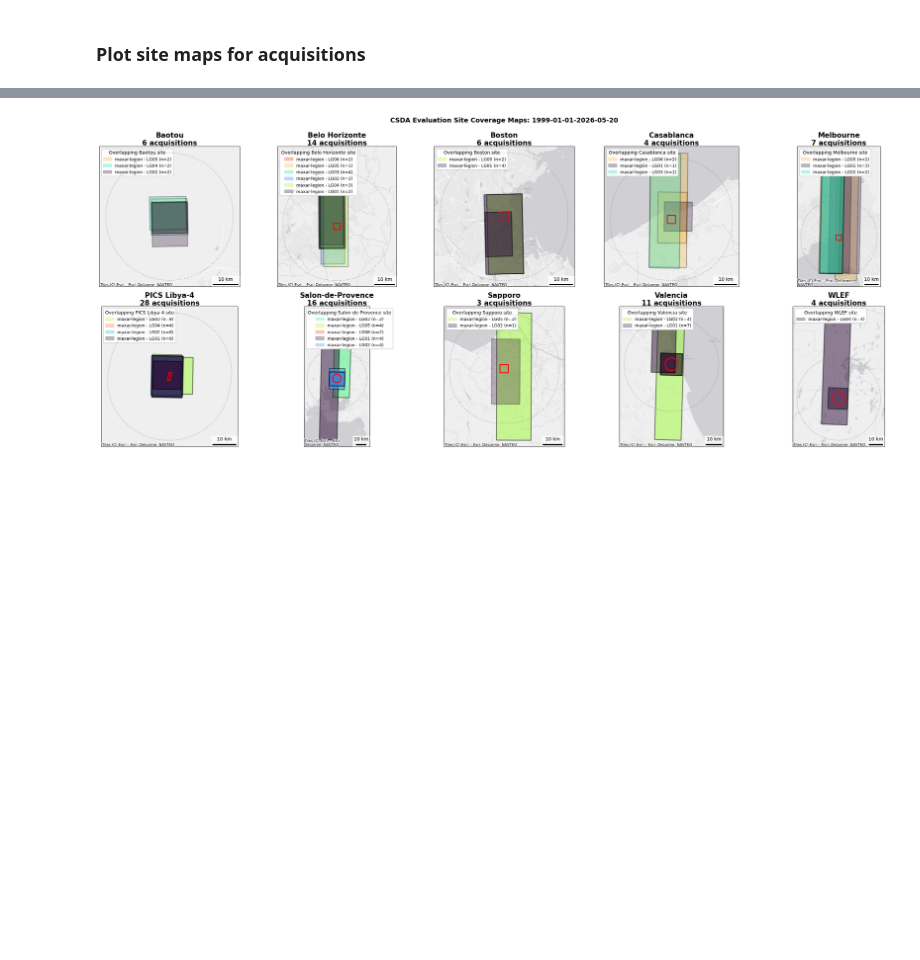
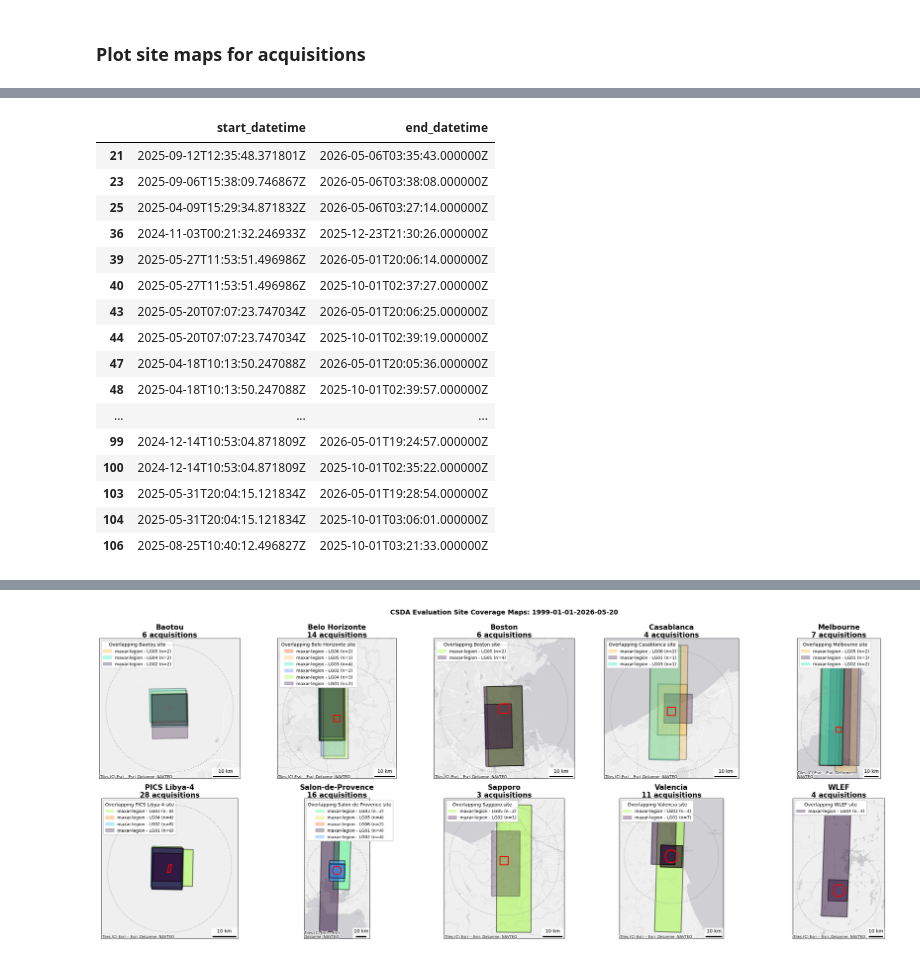
Before and after one commit to pahbs/csda_summaries, a Jupyter notebook: notebooks/csda_stac_search_legion.ipynb, the cells around one changed output, grey strips where cells are left out. Drawn from its saved outputs; the diff is of its cells as text; code cells hidden in the pictures; blank space fills up the shorter version.

```diff
--- a/notebooks/csda_stac_search_legion.ipynb
+++ b/notebooks/csda_stac_search_legion.ipynb
@@ -311,0 +359,20 @@ stac_gdf.head()
+# %%
+gdf_to_plot[['start_datetime','end_datetime']]
+# %% [output]
+|  | start_datetime | end_datetime |
+| 21 | 2025-09-12T12:35:48.371801Z | 2026-05-06T03:35:43.000000Z |
+| 23 | 2025-09-06T15:38:09.746867Z | 2026-05-06T03:38:08.000000Z |
+| 25 | 2025-04-09T15:29:34.871832Z | 2026-05-06T03:27:14.000000Z |
+| 36 | 2024-11-03T00:21:32.246933Z | 2025-12-23T21:30:26.000000Z |
+| 39 | 2025-05-27T11:53:51.496986Z | 2026-05-01T20:06:14.000000Z |
+| 40 | 2025-05-27T11:53:51.496986Z | 2025-10-01T02:37:27.000000Z |
+| 43 | 2025-05-20T07:07:23.747034Z | 2026-05-01T20:06:25.000000Z |
+| 44 | 2025-05-20T07:07:23.747034Z | 2025-10-01T02:39:19.000000Z |
+| 47 | 2025-04-18T10:13:50.247088Z | 2026-05-01T20:05:36.000000Z |
+| 48 | 2025-04-18T10:13:50.247088Z | 2025-10-01T02:39:57.000000Z |
+| ... | ... | ... |
+| 99 | 2024-12-14T10:53:04.871809Z | 2026-05-01T19:24:57.000000Z |
+| 100 | 2024-12-14T10:53:04.871809Z | 2025-10-01T02:35:22.000000Z |
+| 103 | 2025-05-31T20:04:15.121834Z | 2026-05-01T19:28:54.000000Z |
+| 104 | 2025-05-31T20:04:15.121834Z | 2025-10-01T03:06:01.000000Z |
+| 106 | 2025-08-25T10:40:12.496827Z | 2025-10-01T03:21:33.000000Z |
```
Also changed, not shown: parts of 18 cells of this notebook, 5 other files.
